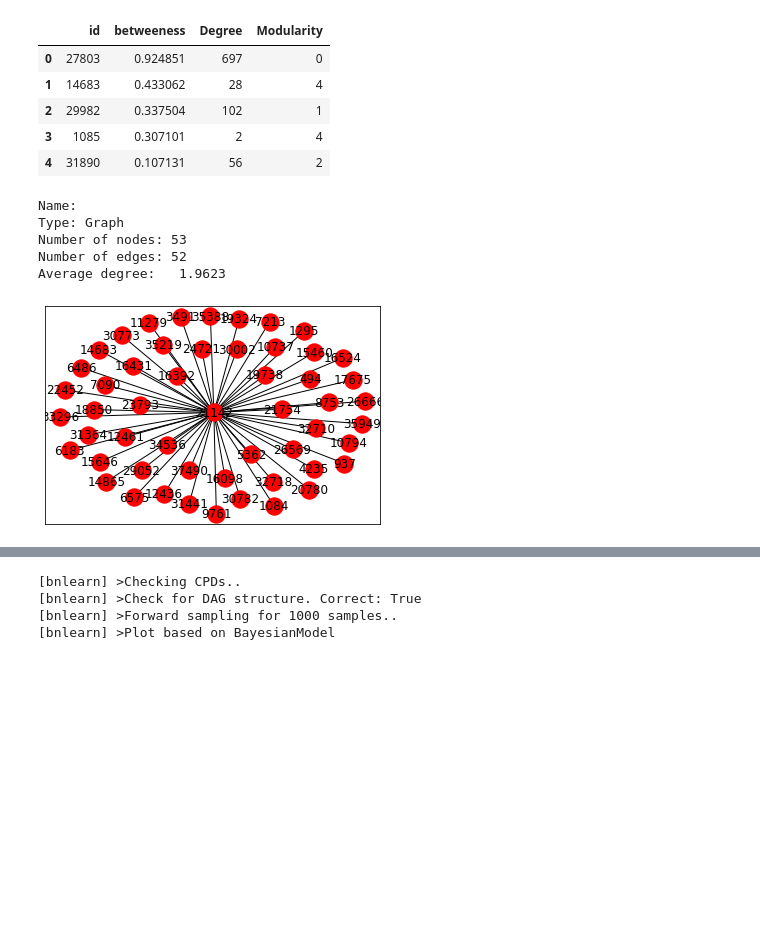
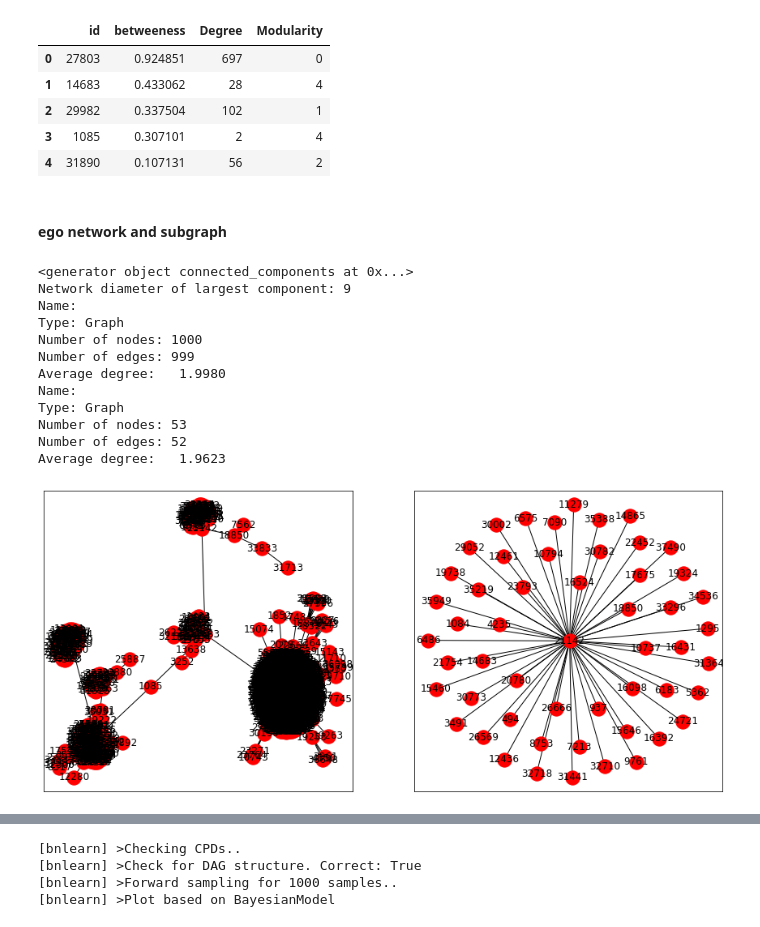
Before and after one commit to ryankarlos/Bayesian_networks, a Jupyter notebook: notebooks/pgmpy.ipynb, the cells around one changed output, grey strips where cells are left out. Drawn from its saved outputs; the diff is of its cells as text; code cells hidden in the pictures; blank space fills up the shorter version.

```diff
--- a/notebooks/pgmpy.ipynb
+++ b/notebooks/pgmpy.ipynb
@@ -27,6 +27,8 @@ from operator import itemgetter, attrgetter
 from networkx.algorithms import tree, community
 from networkx.generators.ego import ego_graph
 import fa2
+
+plt.rcParams['figure.figsize'] = [12, 8]
 # %%
 # stanford dataset network site https://snap.stanford.edu/data
 
@@ -63,14 +65,14 @@ def remove_nodes_with_low_degree(G, n):
     G.remove_nodes_from(node_list_remove)
     return G
 
-def draw_network(G, edge_list=None, color='red'):
+def draw_network(G, ax, edge_list=None, color='red'):
     # draw from existing nx object
     if edge_list is not None:
         G = nx.Graph()
         G.add_edges_from(edgelist)  # using a list of edge tuples
         # pruned network after Max weighted spanning tree algo
         pos = nx.spring_layout(G)
-        nx.draw_networkx(G, pos=pos,node_color=color)
+        nx.draw_networkx(G, pos=pos,node_color=color, ax=ax)
         print(nx.info(G))
         return G
     else:
@@ -152,14 +154,14 @@ def connected_components(G, subgraph=False, node_list=None):
     largest_component = max(components, key=len)
     return components, largest_component
 
-def plot_subgraph(G, node_list):
+def plot_subgraph(G, node_list, ax):
     subgraph = G.subgraph(node_list)
     diameter = nx.diameter(subgraph)
     print("Network diameter of largest component:", diameter)
-    draw_network(subgraph, color='red')
+    draw_network(subgraph, color='red', ax=ax)
     return subgraph
 
-def plot_ego_network(G, n, radius):
+def plot_ego_network(G, n, radius, ax):
     """
     plot ego network around a node n depending
     on radius setting i.e. only include upto
@@ -167,7 +169,7 @@ def plot_ego_network(G, n, radius):
     this node
     """
     ego_nx = ego_graph(G, n, radius=radius)
-    draw_network(ego_nx, color='red')
+    draw_network(ego_nx, ax=ax,color='red')
     return ego_nx
 
 def export_graph(G, path='../data/github_network.gexf'):
@@ -180,7 +184,14 @@ main_nx = read_graph_from_csv()
 main_nx = remove_nodes_with_low_degree(main_nx, n=1000)
 print('')
 # plot initial network of github users
-main_nx = draw_network(main_nx, color='red')
+ax = plt.subplot(221)
+ax.set_title('initial network')
+main_nx = draw_network(main_nx, color='red', ax=ax)
+
+ax = plt.subplot(222)
+ax.set_title('pruned network')
+edge_list =  max_spanning_tree(main_nx, algorithm="kruskal")
+prune_nx = draw_network(G, edge_list=edge_list, color='red', ax=ax)
 # %% [output]
 Name:
 Type: Graph
@@ -193,4 +206,0 @@ Average degree:  51.1820
-# %%
-edge_list =  max_spanning_tree(main_nx, algorithm="kruskal")
-
-prune_nx = draw_network(G, edge_list=edge_list, color='red')
@@ -216,17 +221,30 @@ community_count = plot_community_class_count(communities)
 | 2 | 29982 | 0.337504 | 102 | 1 |
 | 3 | 1085 | 0.307101 | 2 | 4 |
 | 4 | 31890 | 0.107131 | 56 | 2 |
+# %% [markdown]
+#### ego network and subgraph
 # %%
-# this returns the entire graph as only one component in this graph
-#components, largest_component = connected_components(prune_nx)
-#subgraph = plot_subgraph(prune_nx, largest_component)
-# ego graph
+# this returns the entire graph as only one component in this graph
+plt.rcParams['figure.figsize'] = [15, 15]
+#fig, ax = plt.subplots(1,2)
+#ax
+ax = plt.subplot(221)
+components, largest_component = connected_components(prune_nx)
+subgraph = plot_subgraph(prune_nx, largest_component, ax=ax)
 
-ego_nx = plot_ego_network(prune_nx, 21142, radius = 1)
+ax = plt.subplot(222)
+ego_nx = plot_ego_network(prune_nx, 21142, radius = 1, ax=ax)
 # %% [output]
+<generator object connected_components at 0x...>
+Network diameter of largest component: 9
+Name:
+Type: Graph
+Number of nodes: 1000
+Number of edges: 999
+Average degree:   1.9980
 Name:
 Type: Graph
 Number of nodes: 53
 Number of edges: 52
 Average degree:   1.9623
-[figure, old version]
+[figure, new version]
```
Also changed, not shown: parts of 6 cells of this notebook.
